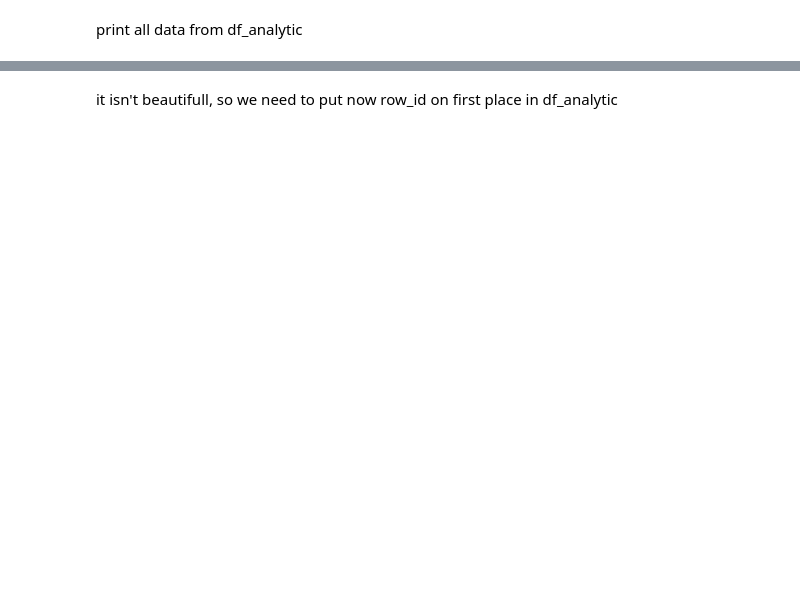
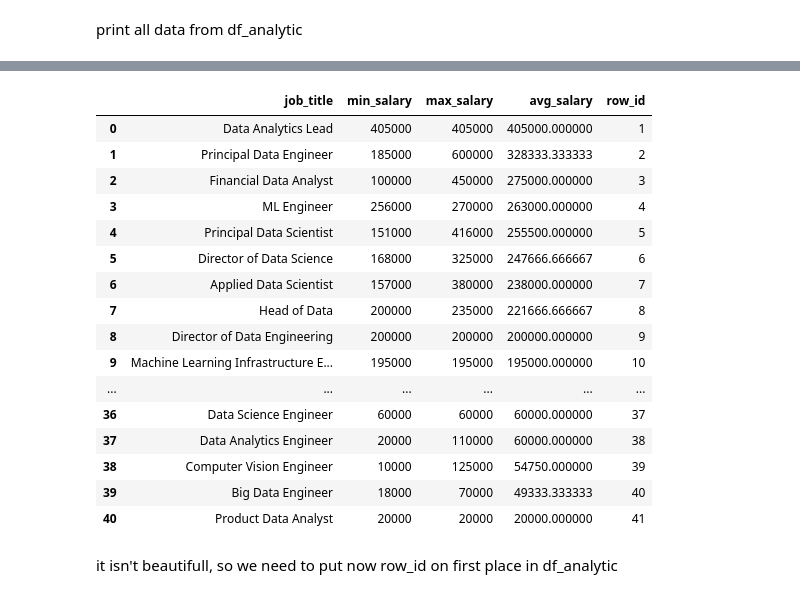
Before and after one commit to ToniPaltus/spark_demo, a Jupyter notebook: spark_demo_course/1_PySpark_Basics/Answer_PySpark_Basics.ipynb, the cells around one changed output, grey strips where cells are left out. Saved outputs shown, nothing was run; the diff lists cells and outputs as text; code cells hidden in the pictures; blank space fills up the shorter version.

```diff
--- a/spark_demo_course/1_PySpark_Basics/Answer_PySpark_Basics.ipynb
+++ b/spark_demo_course/1_PySpark_Basics/Answer_PySpark_Basics.ipynb
@@ -29,5 +26,5 @@ Wall time: 2.25 s
 read csv with inferschema
 # %%
 %%time
-df = spark.read.options(header=True, inferSchema=True).csv('dataset/ds_salaries.csv')
+df = spark.read.options(header=True, inferSchema=True).csv(file_path)
 # %% [output]
@@ -38,5 +35,5 @@ read csv one more time with the same code and you will see that it almostly don'
 from this file
 # %%
 %%time
-df = spark.read.options(header=True, inferSchema=True).csv('dataset/ds_salaries.csv')
+df_schema = spark.read.options(header=True, inferSchema=True).csv(file_path)
 # %% [output]
@@ -210,10 +209,10 @@ Wall time: 490 ms
 create  df_analytic that will consists from max, avg, min USD salaries for all job_titles using groupBy. name of fields is avg_salary, min_salary, max_salary
 # %%
 %%time
-df_analytic = df.groupby('job_title') \
+df_analytic = df.filter(col('salary_currency') == 'USD').groupby('job_title') \
         .agg(
+        min('salary').alias('min_salary'),
         max('salary').alias('max_salary'),
-        avg('salary').alias('avg_salary'),
-        min('salary').alias('min_salary')
+        avg('salary').alias('avg_salary')
 )
 # %% [output]
@@ -246,6 +247,6 @@ Wall time: 379 ms
 now you need to add in df_analytic column row_id, that will show order of all job_titles depending on avg salary. they should be descending
 # %%
 %%time
-windowSpec = Window.orderBy('avg_salary')
-df_analytic = df_analytic.withColumn("row_id", row_number().over(windowSpec)).sort('row_id', ascending=False)
+windowSpec = Window.partitionBy().orderBy(col('avg_salary').desc())
+df_analytic_sort = df_analytic.withColumn("row_id", row_number().over(windowSpec))
 # %% [output]
@@ -283,0 +257,4 @@ Wall time: 452 ms
+# %%
+%%time
+df_analytic_sort.toPandas()
+# %% [output]
@@ -284,3 +270,20 @@ Wall time: 452 ms
+|  | job_title | min_salary | max_salary | avg_salary | row_id |
+| 0 | Data Analytics Lead | 405000 | 405000 | 405000.000000 | 1 |
+| 1 | Principal Data Engineer | 185000 | 600000 | 328333.333333 | 2 |
+| 2 | Financial Data Analyst | 100000 | 450000 | 275000.000000 | 3 |
+| 3 | ML Engineer | 256000 | 270000 | 263000.000000 | 4 |
+| 4 | Principal Data Scientist | 151000 | 416000 | 255500.000000 | 5 |
+| 5 | Director of Data Science | 168000 | 325000 | 247666.666667 | 6 |
+| 6 | Applied Data Scientist | 157000 | 380000 | 238000.000000 | 7 |
+| 7 | Head of Data | 200000 | 235000 | 221666.666667 | 8 |
+| 8 | Director of Data Engineering | 200000 | 200000 | 200000.000000 | 9 |
+| 9 | Machine Learning Infrastructure E... | 195000 | 195000 | 195000.000000 | 10 |
+| ... | ... | ... | ... | ... | ... |
+| 36 | Data Science Engineer | 60000 | 60000 | 60000.000000 | 37 |
+| 37 | Data Analytics Engineer | 20000 | 110000 | 60000.000000 | 38 |
+| 38 | Computer Vision Engineer | 10000 | 125000 | 54750.000000 | 39 |
+| 39 | Big Data Engineer | 18000 | 70000 | 49333.333333 | 40 |
+| 40 | Product Data Analyst | 20000 | 20000 | 20000.000000 | 41 |
 # %% [markdown]
 it isn't beautifull, so we need to put now row_id on first place in df_analytic
 # %%
```
Also changed, not shown: parts of 37 cells of this notebook.
